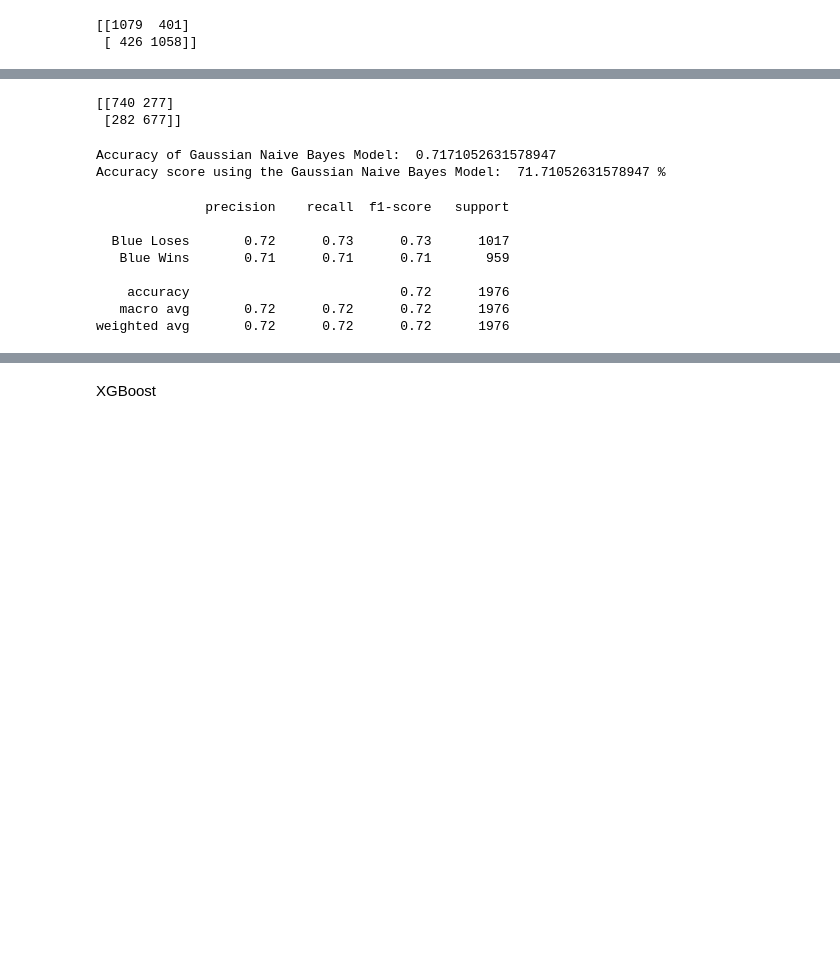
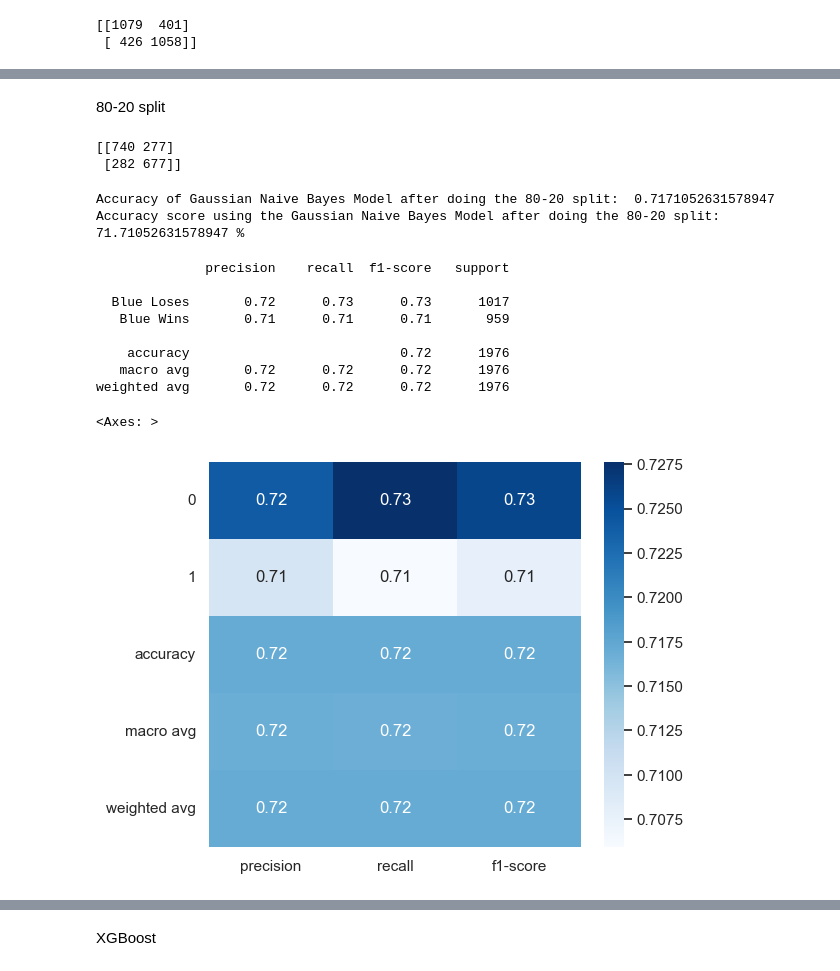
Before and after one commit to nascent14/League-of-Legends-Diamond-Ranked-Games-Prediction, a Jupyter notebook: league.ipynb, the cells around one changed output, grey strips where cells are left out. Drawn from its saved outputs; the diff is of its cells as text; code cells hidden in the pictures; blank space fills up the shorter version.

```diff
--- a/league.ipynb
+++ b/league.ipynb
@@ -316,3 +323,5 @@ Accuracy score using the Gaussian Naive Bayes Model:  72.09851551956815 %
+# %% [markdown]
+80-20 split
 # %%
 #now we will do the 80-20 split
 X_train, X_test, y_train, y_test = train_test_split(X, y, test_size = 0.2, random_state=32)
@@ -326,11 +335,11 @@ print(cm2)
 [[740 277]
  [282 677]]
 # %%
-print("Accuracy of Gaussian Naive Bayes Model: ",metrics.accuracy_score(y_test, predicted))
-print('Accuracy score using the Gaussian Naive Bayes Model: ', accuracy*100,'%')
+print("Accuracy of Gaussian Naive Bayes Model after doing the 80-20 split: ",metrics.accuracy_score(y_test, predicted))
+print('Accuracy score using the Gaussian Naive Bayes Model after doing the 80-20 split: ', accuracy*100,'%')
 # %% [output]
-Accuracy of Gaussian Naive Bayes Model:  0.7171052631578947
-Accuracy score using the Gaussian Naive Bayes Model:  71.71052631578947 %
+Accuracy of Gaussian Naive Bayes Model after doing the 80-20 split:  0.7171052631578947
+Accuracy score using the Gaussian Naive Bayes Model after doing the 80-20 split:  71.71052631578947 %
 # %%
 #printing classification report for Gaussian Baive Bayes Model
 from sklearn.metrics import classification_report
@@ -349,3 +358,10 @@ print(classification_report(y_test, GNBmodel_pred, target_names=target_names))
     accuracy                           0.72      1976
    macro avg       0.72      0.72      0.72      1976
 weighted avg       0.72      0.72      0.72      1976
+# %%
+clf_report=classification_report(y_test, GNBmodel_pred, output_dict=True)
+plt.figure(figsize=(6, 5))
+sns.heatmap(pd.DataFrame(clf_report).iloc[:-1, :].T, annot=True,  cmap="Blues")
+# %% [output]
+<Axes: >
+[figure, added]
```
Also changed, not shown: parts of 29 cells of this notebook.
